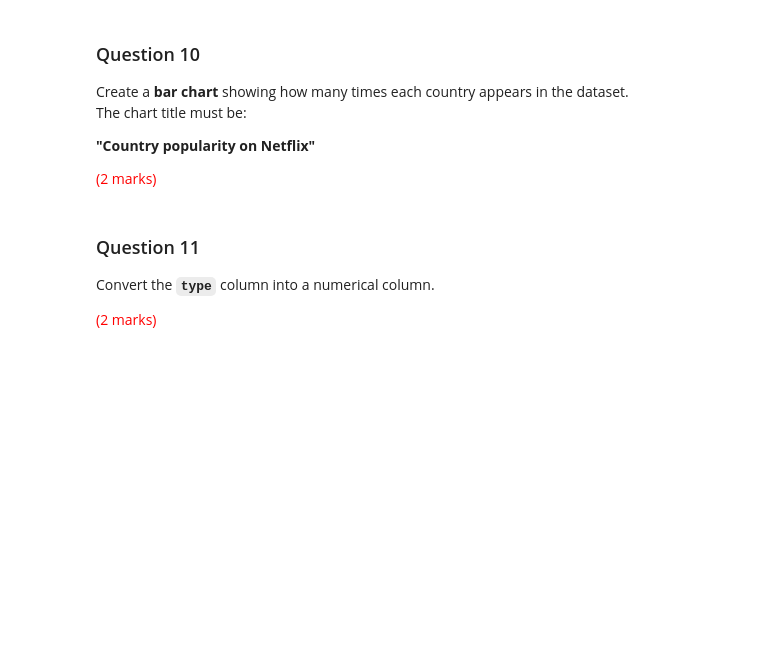
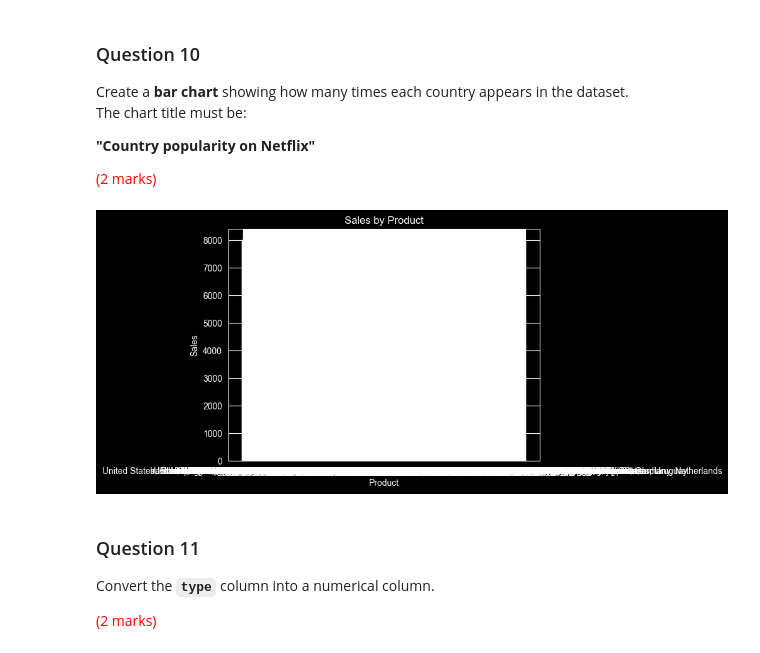
Before and after one commit to scottejin/Data_Test, a Jupyter notebook: data_test.ipynb, the cells around one changed output. Cells and saved outputs as stored; diff of their text form; code cells hidden in the pictures; blank space fills up the shorter version.

```diff
--- a/data_test.ipynb
+++ b/data_test.ipynb
@@ -163,6 +163,14 @@ The chart title must be:
 **"Country popularity on Netflix"**
 
 <span style="color:red">(2 marks)</span>
+# %%
+plt.bar(df["country"],)
+plt.title("Sales by Product")
+plt.xlabel("Product")
+plt.ylabel("Sales")
+plt.show()
+# %% [output]
+[figure, added]
 # %% [markdown]
 ### Question 11
 Convert the **`type`** column into a numerical column.
```
Also changed, not shown: parts of 3 cells of this notebook, 1 other file.
